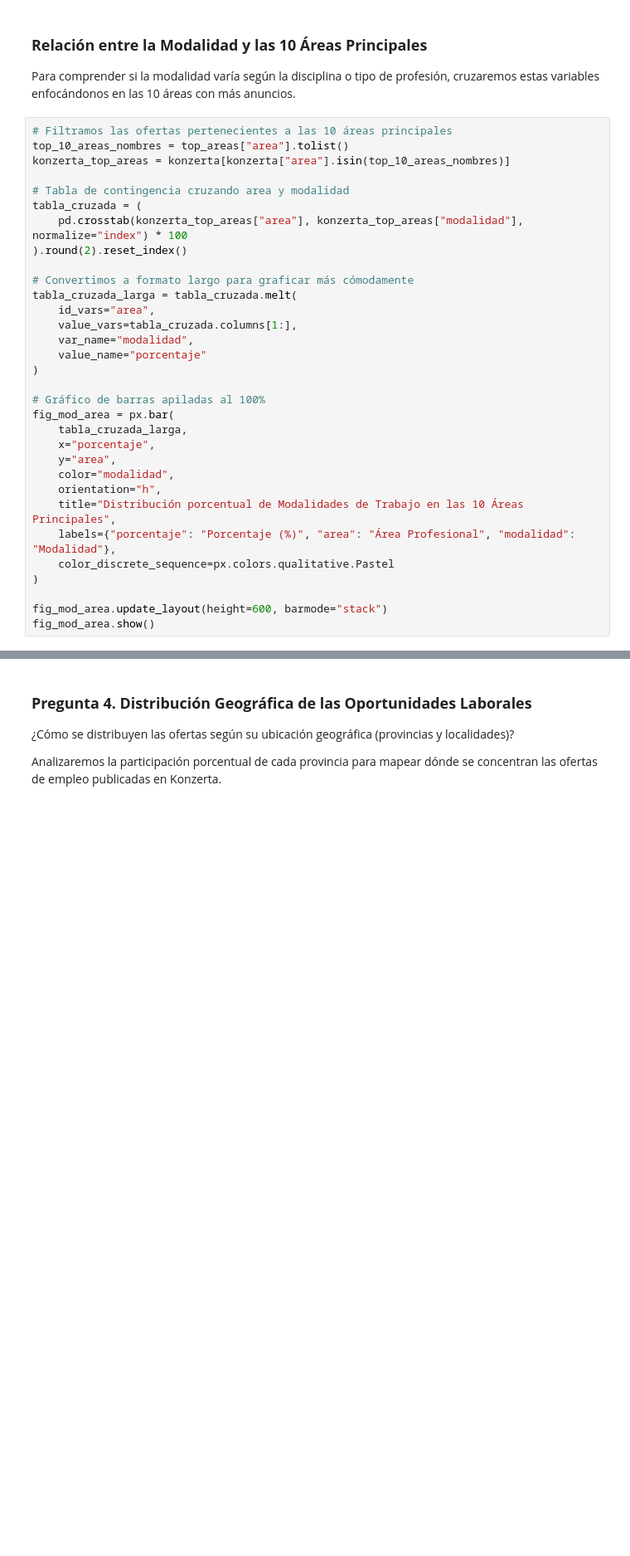
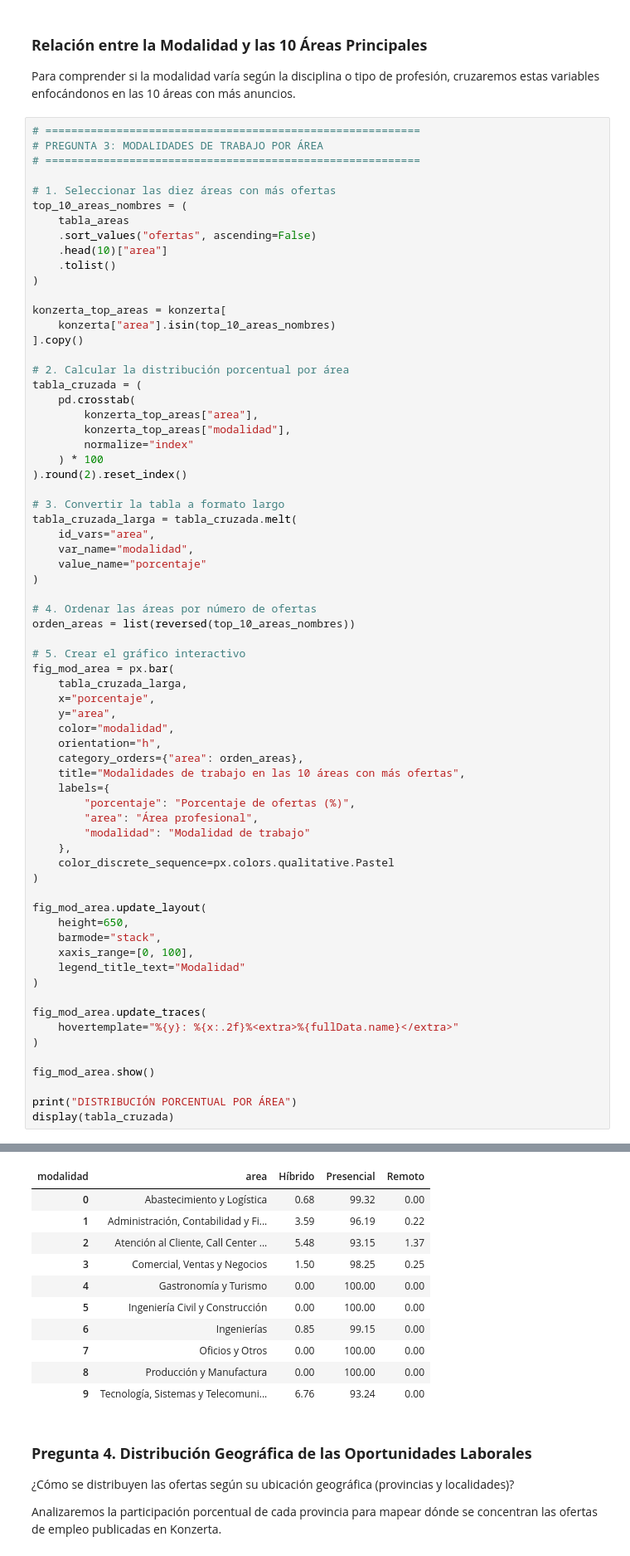
Before and after one commit to kramos213/LSantimateo, a Jupyter notebook: Proyecto_Konzerta/notebooks/Proyecto_Konzerta_KR.ipynb, the cells around one changed output, grey strips where cells are left out. Shown at 83% size. Drawn from its saved outputs; the diff is of its cells as text; blank space fills up the shorter version.

```diff
--- a/Proyecto_Konzerta/notebooks/Proyecto_Konzerta_KR.ipynb
+++ b/Proyecto_Konzerta/notebooks/Proyecto_Konzerta_KR.ipynb
@@ -881,34 +881,71 @@ display(dist_modalidad)
 
 Para comprender si la modalidad varía según la disciplina o tipo de profesión, cruzaremos estas variables enfocándonos en las 10 áreas con más anuncios.
 # %%
-# Filtramos las ofertas pertenecientes a las 10 áreas principales
-top_10_areas_nombres = top_areas["area"].tolist()
-konzerta_top_areas = konzerta[konzerta["area"].isin(top_10_areas_nombres)]
+# ==========================================================
+# PREGUNTA 3: MODALIDADES DE TRABAJO POR ÁREA
+# ==========================================================
 
-# Tabla de contingencia cruzando area y modalidad
+# 1. Seleccionar las diez áreas con más ofertas
+top_10_areas_nombres = (
+    tabla_areas
+    .sort_values("ofertas", ascending=False)
+    .head(10)["area"]
+    .tolist()
+)
+
+konzerta_top_areas = konzerta[
+    konzerta["area"].isin(top_10_areas_nombres)
+].copy()
+
+# 2. Calcular la distribución porcentual por área
 tabla_cruzada = (
-    pd.crosstab(konzerta_top_areas["area"], konzerta_top_areas["modalidad"], normalize="index") * 100
+    pd.crosstab(
+        konzerta_top_areas["area"],
+        konzerta_top_areas["modalidad"],
+        normalize="index"
+    ) * 100
 ).round(2).reset_index()
 
-# Convertimos a formato largo para graficar más cómodamente
+# 3. Convertir la tabla a formato largo
 tabla_cruzada_larga = tabla_cruzada.melt(
     id_vars="area",
-    value_vars=tabla_cruzada.columns[1:],
     var_name="modalidad",
     value_name="porcentaje"
 )
 
-# Gráfico de barras apiladas al 100%
+# 4. Ordenar las áreas por número de ofertas
+orden_areas = list(reversed(top_10_areas_nombres))
+
+# 5. Crear el gráfico interactivo
 fig_mod_area = px.bar(
     tabla_cruzada_larga,
     x="porcentaje",
     y="area",
     color="modalidad",
     orientation="h",
-    title="Distribución porcentual de Modalidades de Trabajo en las 10 Áreas Principales",
-    labels={"porcentaje": "Porcentaje (%)", "area": "Área Profesional", "modalidad": "Modalidad"},
+    category_orders={"area": orden_areas},
+    title="Modalidades de trabajo en las 10 áreas con más ofertas",
+    labels={
+        "porcentaje": "Porcentaje de ofertas (%)",
+        "area": "Área profesional",
+        "modalidad": "Modalidad de trabajo"
+    },
     color_discrete_sequence=px.colors.qualitative.Pastel
 )
 
-fig_mod_area.update_layout(height=600, barmode="stack")
+fig_mod_area.update_layout(
+    height=650,
+    barmode="stack",
+    xaxis_range=[0, 100],
+    legend_title_text="Modalidad"
+)
+
+fig_mod_area.update_traces(
+    hovertemplate="%{y}: %{x:.2f}%<extra>%{fullData.name}</extra>"
+)
+
 fig_mod_area.show()
+
+print("DISTRIBUCIÓN PORCENTUAL POR ÁREA")
+display(tabla_cruzada)
+# %% [output]
@@ -915,3 +954,14 @@ fig_mod_area.show()
+| modalidad | area | Híbrido | Presencial | Remoto |
+| 0 | Abastecimiento y Logística | 0.68 | 99.32 | 0.00 |
+| 1 | Administración, Contabilidad y Fi... | 3.59 | 96.19 | 0.22 |
+| 2 | Atención al Cliente, Call Center ... | 5.48 | 93.15 | 1.37 |
+| 3 | Comercial, Ventas y Negocios | 1.50 | 98.25 | 0.25 |
+| 4 | Gastronomía y Turismo | 0.00 | 100.00 | 0.00 |
+| 5 | Ingeniería Civil y Construcción | 0.00 | 100.00 | 0.00 |
+| 6 | Ingenierías | 0.85 | 99.15 | 0.00 |
+| 7 | Oficios y Otros | 0.00 | 100.00 | 0.00 |
+| 8 | Producción y Manufactura | 0.00 | 100.00 | 0.00 |
+| 9 | Tecnología, Sistemas y Telecomuni... | 6.76 | 93.24 | 0.00 |
 # %% [markdown]
 ### **Pregunta 4. Distribución Geográfica de las Oportunidades Laborales**
 
```
Also changed, not shown: parts of 7 cells of this notebook.
